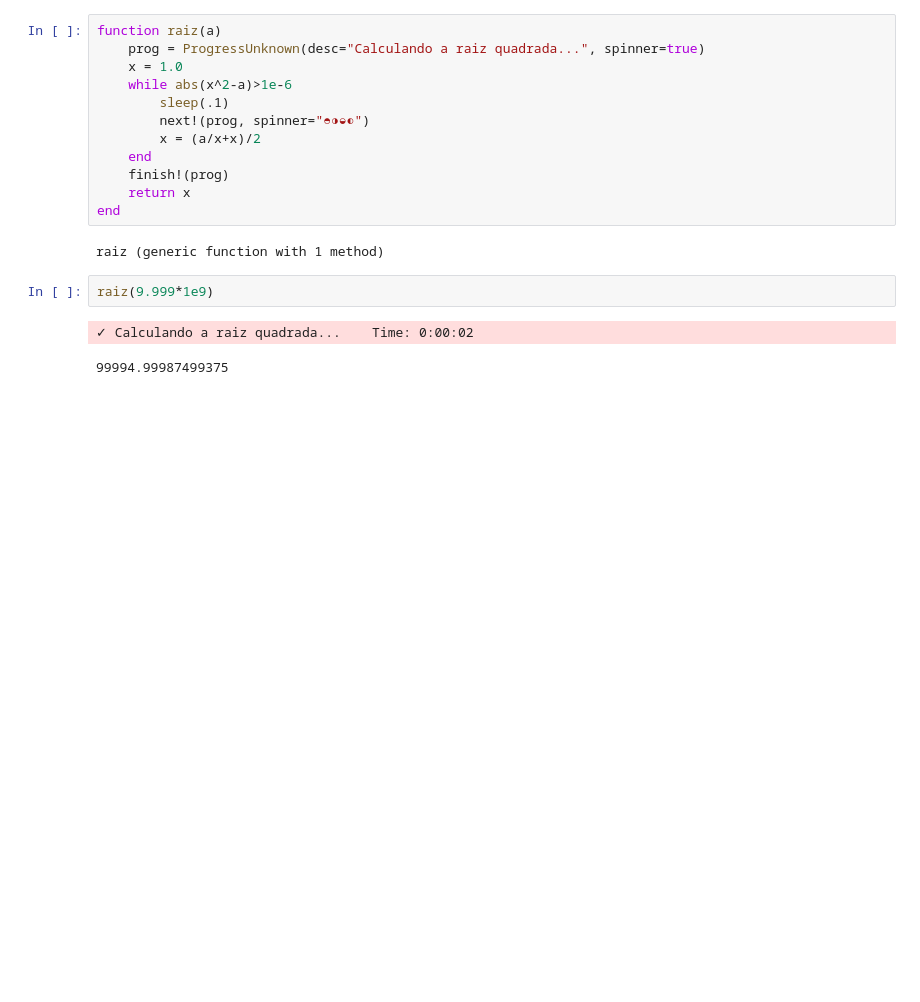
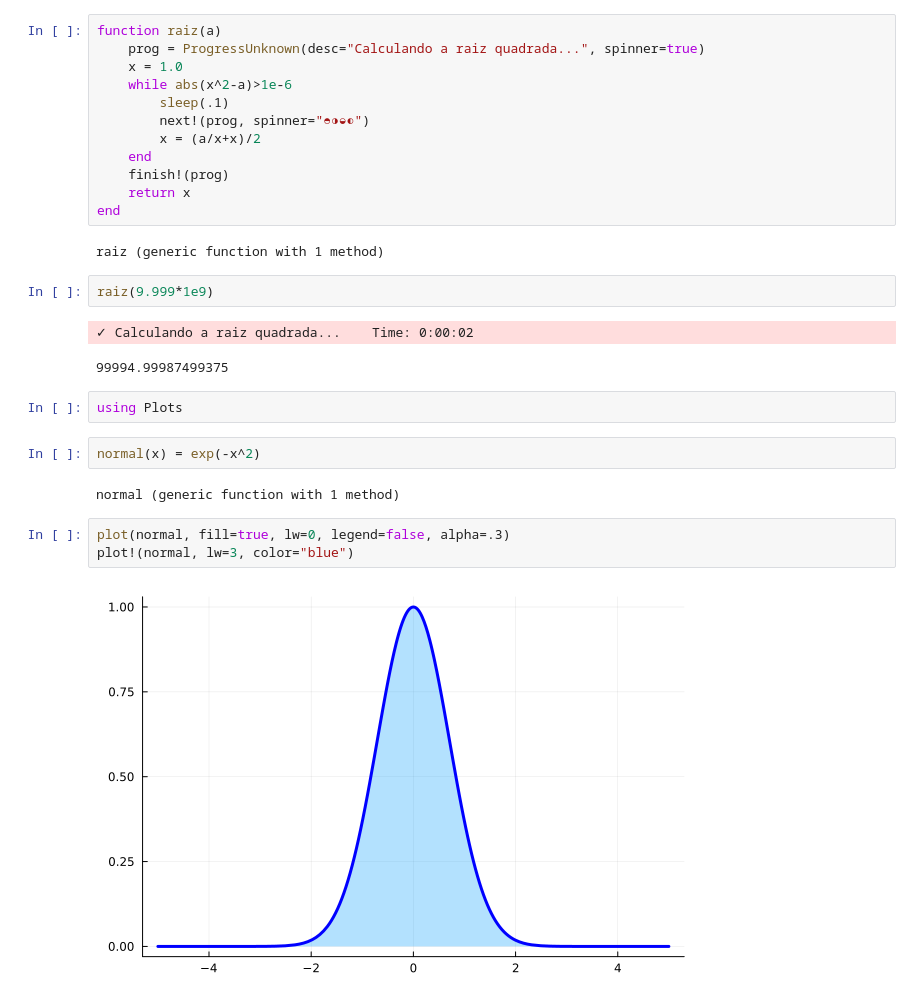
Before and after one commit to Daniel-C-Fernandes/julia, a Jupyter notebook: Mini-curso-Julia2.ipynb, the cells around one changed output. Drawn from its saved outputs; the diff is of its cells as text; blank space fills up the shorter version.

```diff
--- a/Mini-curso-Julia2.ipynb
+++ b/Mini-curso-Julia2.ipynb
@@ -640,3 +736,14 @@ raiz(9.999*1e9)
 # %% [output]
 ✓ Calculando a raiz quadrada...    Time: 0:00:02
 99994.99987499375
+# %%
+using Plots
+# %%
+normal(x) = exp(-x^2)
+# %% [output]
+normal (generic function with 1 method)
+# %%
+plot(normal, fill=true, lw=0, legend=false, alpha=.3)
+plot!(normal, lw=3, color="blue")
+# %% [output]
+[figure, added]
```
Also changed, not shown: parts of 27 cells of this notebook.
